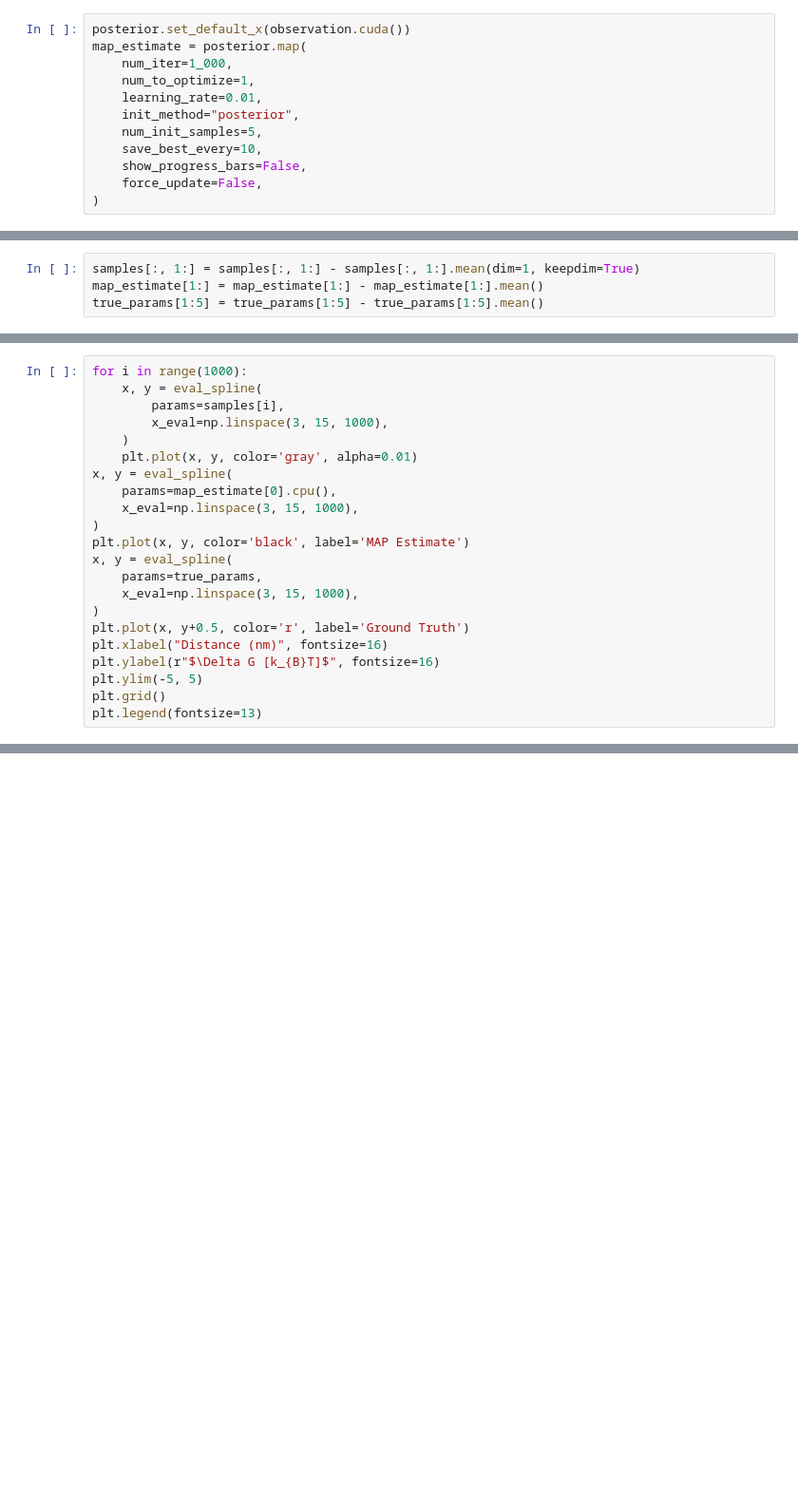
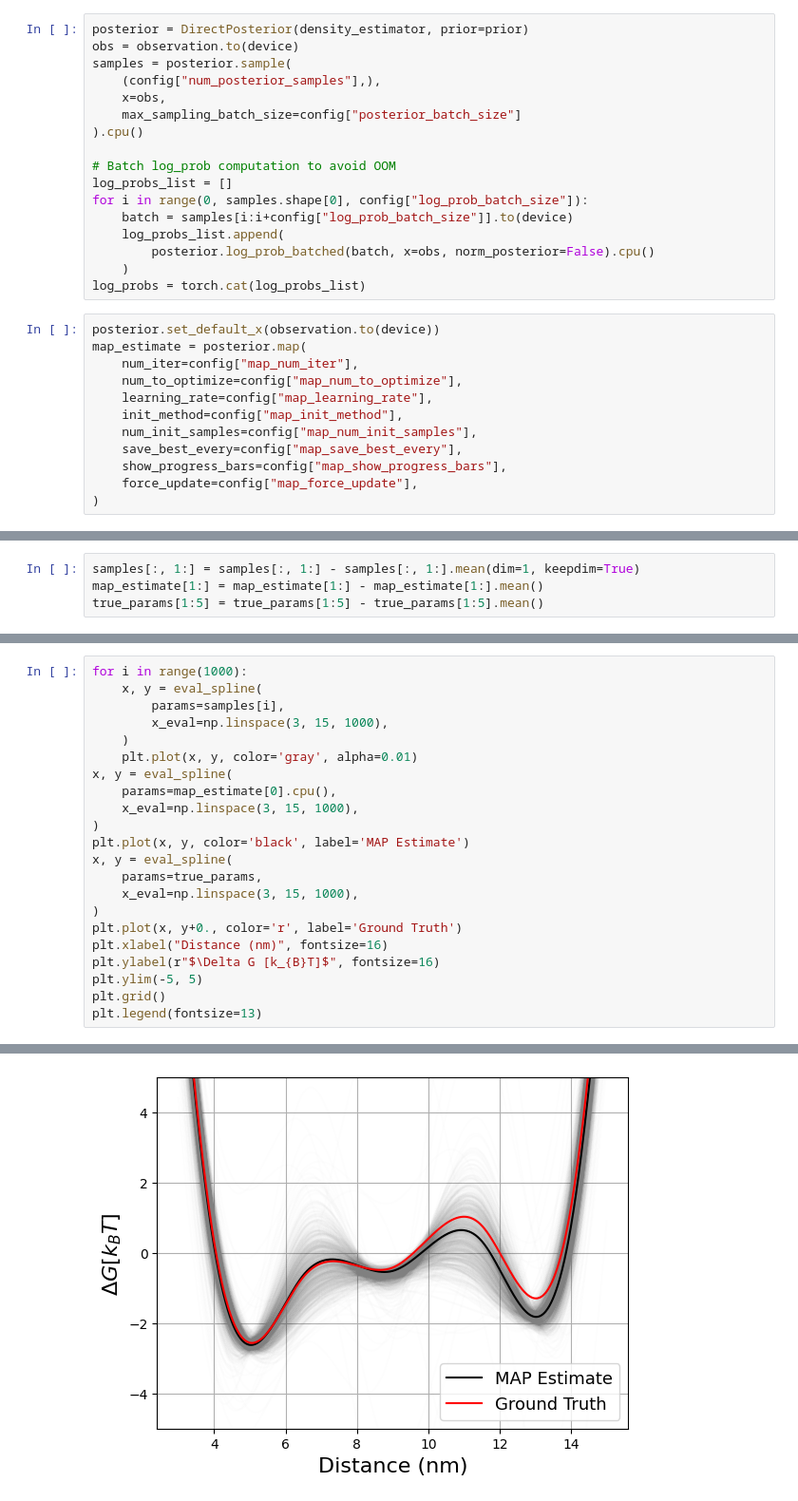
Before and after one commit to covinolab/smFRET_sbi, a Jupyter notebook: analysis/eval_posterior.ipynb, the cells around one changed output, grey strips where cells are left out. Shown at 95% size. Drawn from its saved outputs; the diff is of its cells as text; blank space fills up the shorter version.

```diff
--- a/analysis/eval_posterior.ipynb
+++ b/analysis/eval_posterior.ipynb
@@ -65,14 +185,31 @@ samples = posterior.sample((10000,), x=observation.cuda(), max_sampling_batch_si
+# %%
+posterior = DirectPosterior(density_estimator, prior=prior)
+obs = observation.to(device)
+samples = posterior.sample(
+    (config["num_posterior_samples"],),
+    x=obs,
+    max_sampling_batch_size=config["posterior_batch_size"]
+).cpu()
+
+# Batch log_prob computation to avoid OOM
+log_probs_list = []
+for i in range(0, samples.shape[0], config["log_prob_batch_size"]):
+    batch = samples[i:i+config["log_prob_batch_size"]].to(device)
+    log_probs_list.append(
+        posterior.log_prob_batched(batch, x=obs, norm_posterior=False).cpu()
+    )
+log_probs = torch.cat(log_probs_list)
 # %%
-posterior.set_default_x(observation.cuda())
+posterior.set_default_x(observation.to(device))
 map_estimate = posterior.map(
-    num_iter=1_000,
-    num_to_optimize=1,
-    learning_rate=0.01,
-    init_method="posterior",
-    num_init_samples=5,
-    save_best_every=10,
-    show_progress_bars=False,
-    force_update=False,
+    num_iter=config["map_num_iter"],
+    num_to_optimize=config["map_num_to_optimize"],
+    learning_rate=config["map_learning_rate"],
+    init_method=config["map_init_method"],
+    num_init_samples=config["map_num_init_samples"],
+    save_best_every=config["map_save_best_every"],
+    show_progress_bars=config["map_show_progress_bars"],
+    force_update=config["map_force_update"],
 )
 # %%
 _ = analysis.pairplot(
@@ -102,9 +243,10 @@ x, y = eval_spline(
     params=true_params,
     x_eval=np.linspace(3, 15, 1000),
 )
-plt.plot(x, y+0.5, color='r', label='Ground Truth')
+plt.plot(x, y+0., color='r', label='Ground Truth')
 plt.xlabel("Distance (nm)", fontsize=16)
 plt.ylabel(r"$\Delta G [k_{B}T]$", fontsize=16)
 plt.ylim(-5, 5)
 plt.grid()
 plt.legend(fontsize=13)
+# %% [output]
@@ -111 +254,2 @@ plt.legend(fontsize=13)
+[figure, added]
 # %%
```
Also changed, not shown: parts of 23 cells of this notebook, 8 other files.
